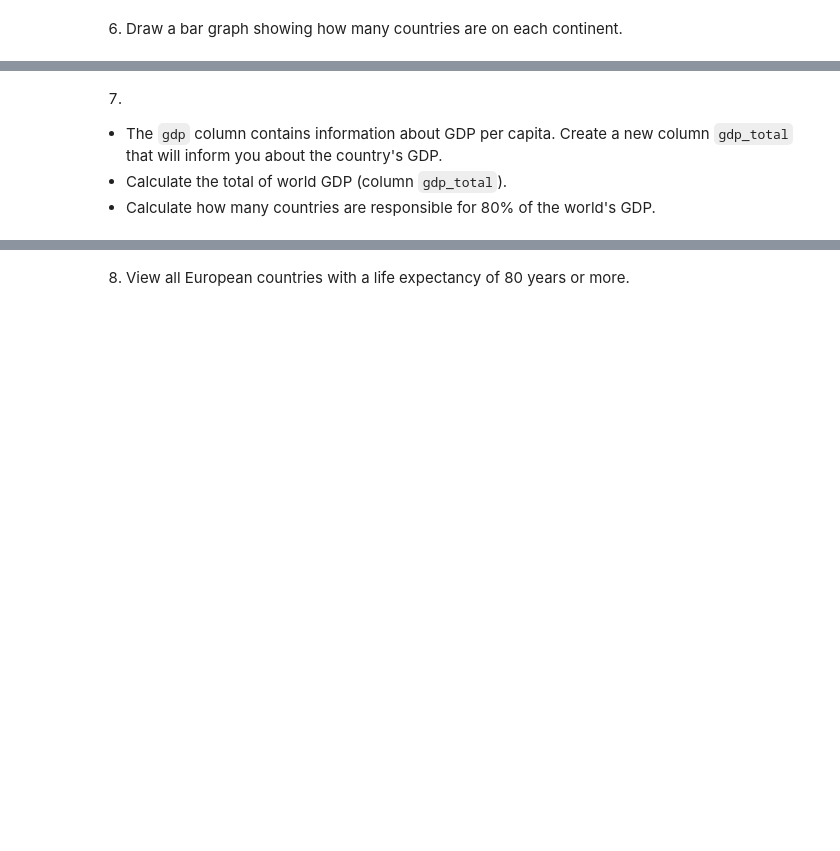
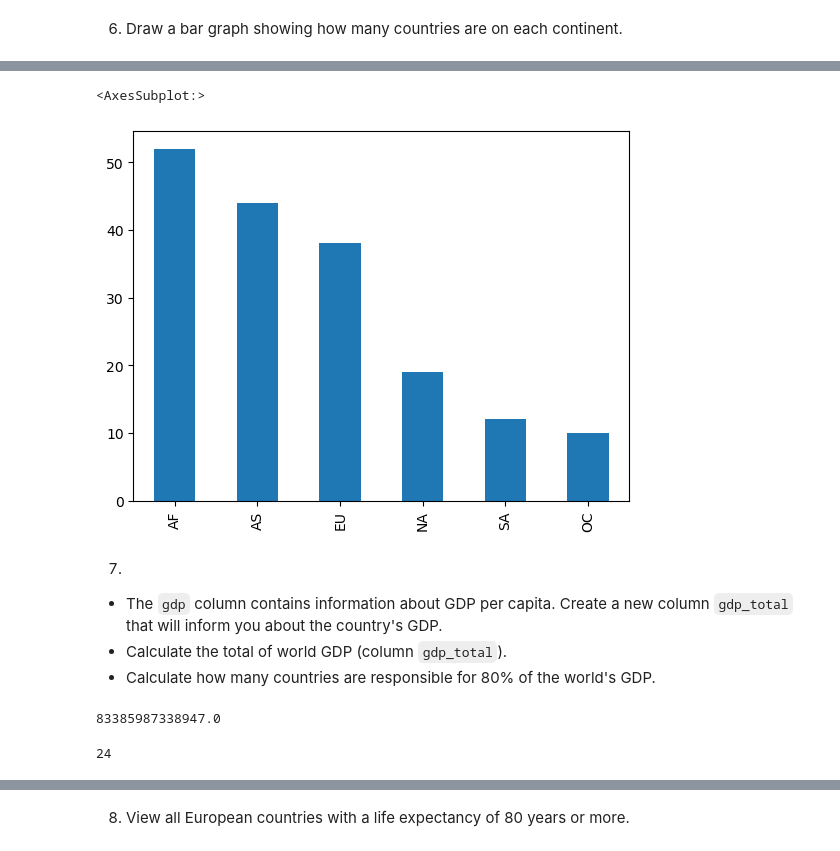
Before and after one commit to aradzikbys/UAM_python, a Jupyter notebook: Python_02_pandas.ipynb, the cells around one changed output, grey strips where cells are left out. Cells and saved outputs as stored; diff of their text form; code cells hidden in the pictures; blank space fills up the shorter version.

```diff
--- a/Python_02_pandas.ipynb
+++ b/Python_02_pandas.ipynb
@@ -52,0 +240,10 @@ data.head()
+# %%
+def country_continent(country):
+    # map country name to country_iso name:
+    country_iso = pyc.country_name_to_country_alpha2(country, cn_name_format="default")
+    # convert country_iso to continent code
+    country_cont= pyc.country_alpha2_to_continent_code(country_iso)
+    return country_cont
+# %%
+iso = data2.index.map(country_continent)
+iso
@@ -52,0 +255,3 @@ data.head()
+# %%
+data2['Continent_code'] = iso
+data2.head()
@@ -56,0 +289,3 @@ data.head()
+# %%
+data3 = data2.Continent_code.value_counts()
+data3
@@ -57,3 +300,8 @@ data.head()
+# %%
+data3.plot.bar()
+# %% [output]
+<AxesSubplot:>
+[figure, added]
 # %% [markdown]
 7.
 * The `gdp` column contains information about GDP per capita. Create a new column `gdp_total` that will inform you about the country's GDP.
@@ -61,0 +312,19 @@ data.head()
+# %%
+total_GDP = data2.GDP_total.sum()
+total_GDP
+# %% [output]
+83385987338947.0
+# %%
+# Add GDP_pct column ([total country GDP] / [world GDP])
+data2['GDP_pct'] = round((data2.GDP_total / total_GDP)*100,2)
+
+# Sort data by GDP_pct descending
+data2_sorted = data2.sort_values(by = ['GDP_pct'], ascending = False)
+
+# Add cumulative GDP_pct column:
+data2_sorted['cum_GDP'] = data2_sorted['GDP_pct'].cumsum()
+
+# Count how many countries contributes to 80% of world GDP:
+len(data2_sorted.query('cum_GDP <= 80'))
+# %% [output]
+24
```
Also changed, not shown: parts of 38 cells of this notebook.
